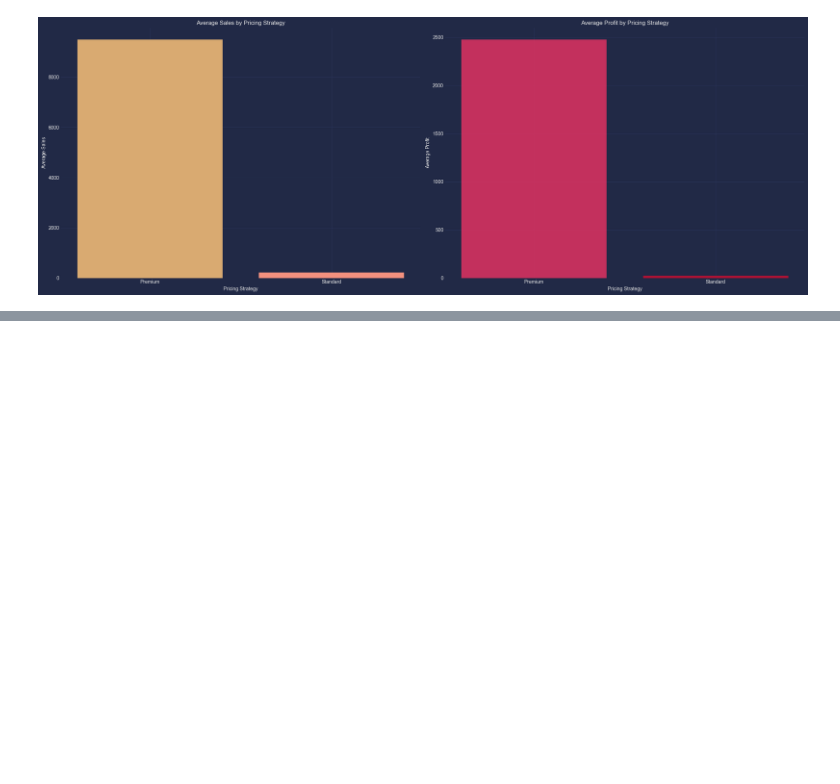
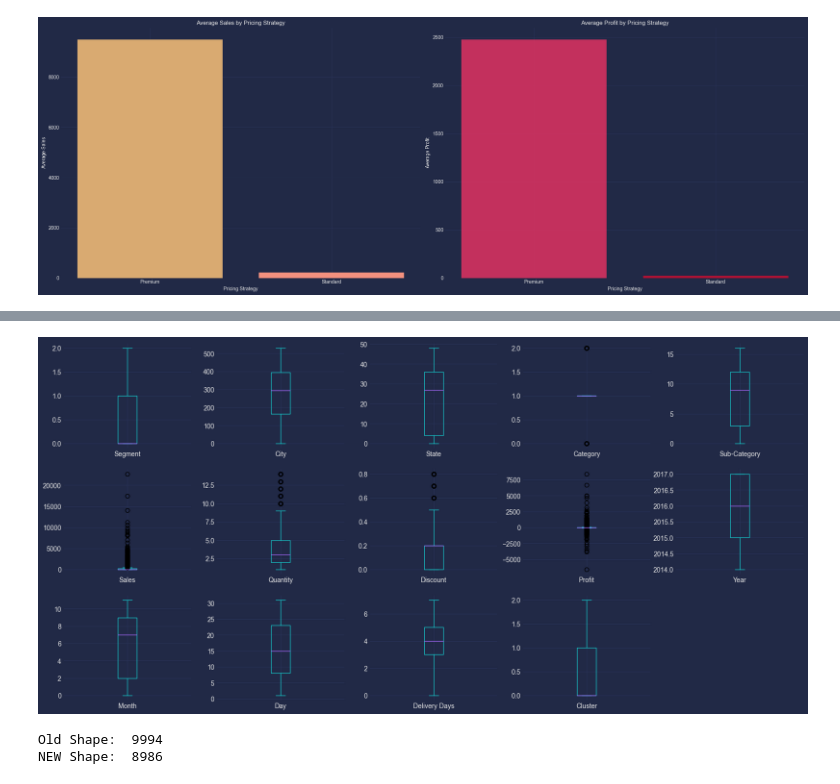
Before and after one commit to MahmoudNamNam/Data-Analysis-Projects, a Jupyter notebook: SuperStore/SuperStore.ipynb, the cells around one changed output, grey strips where cells are left out. Cells and saved outputs as stored; diff of their text form; code cells hidden in the pictures; blank space fills up the shorter version.

Commit message:
exploratory and regression analysis for the Super Store dataset 📊🏪

```diff
--- a/SuperStore/SuperStore.ipynb
+++ b/SuperStore/SuperStore.ipynb
@@ -895,6 +884,8 @@ plt.colorbar(label='Cluster')
 plt.show()
 # %% [output]
 [figure]
+# %%
+cluster_customer = customer_data[['Customer ID','Cluster']]
 # %%
 # Display the distribution of customers across clusters
 cluster_counts = customer_data['Cluster'].value_counts().sort_index()
@@ -1555,0 +1554,4 @@ plt.show()
+# %%
+data = pd.read_csv('./Data/Superstore.csv',encoding='windows-1252')
+
+data.head()
@@ -1555,0 +1565,13 @@ plt.show()
+# %%
+data['Order Date'] = pd.to_datetime(data['Order Date'])
+data['Ship Date'] = pd.to_datetime(data['Ship Date'], format='%m/%d/%Y')
+
+data['Year'] = data['Order Date'].dt.year
+data['Month'] = data['Order Date'].dt.month_name()
+data['Day'] = data['Order Date'].dt.day
+
+data['Delivery Days'] = data['Ship Date'] - data['Order Date']
+data['Delivery Days']=data['Delivery Days'].dt.days
+data = pd.merge(data,cluster_customer,on='Customer ID',how='inner')
+data.drop(['Order Date','Row ID', 'Order ID', 'Ship Date', 'Ship Mode', 'Customer ID', 'Customer Name', 'Country', 'Postal Code',
+           'Region', 'Product ID', 'Product Name'], axis=1, inplace=True)
@@ -1555,0 +1599,8 @@ plt.show()
+# %%
+from sklearn.preprocessing import LabelEncoder
+le = LabelEncoder()
+for i in data.columns:
+    if(data.dtypes[i] == 'object'):
+        data[i] = le.fit_transform(data[i])
+
+data.info()
@@ -1555,0 +1625,16 @@ plt.show()
+# %%
+data.plot(kind='box', subplots=True, figsize=(20,20), layout=(6,5))
+plt.show()
+# %% [output]
+[figure, added]
+# %%
+#deleting some of outliers while keeping the consistency of our data
+print("Old Shape: ", df.shape[0])
+data.drop(index= data[(data['Sales'] > 3000)].index, inplace=True)
+data.drop(index= data[(data['Profit'] > 1000) | (data['Profit'] < -500)].index, inplace=True)
+data.drop(index= data[(data['Discount'] >= 0.6)].index, inplace=True)
+data.drop(index= data[(data['Quantity'] > 11)].index, inplace=True)
+print("NEW Shape: ", data.shape[0])
+# %% [output]
+Old Shape:  9994
+NEW Shape:  8986
```
Also changed, not shown: parts of 18 cells of this notebook, 10 other files.
